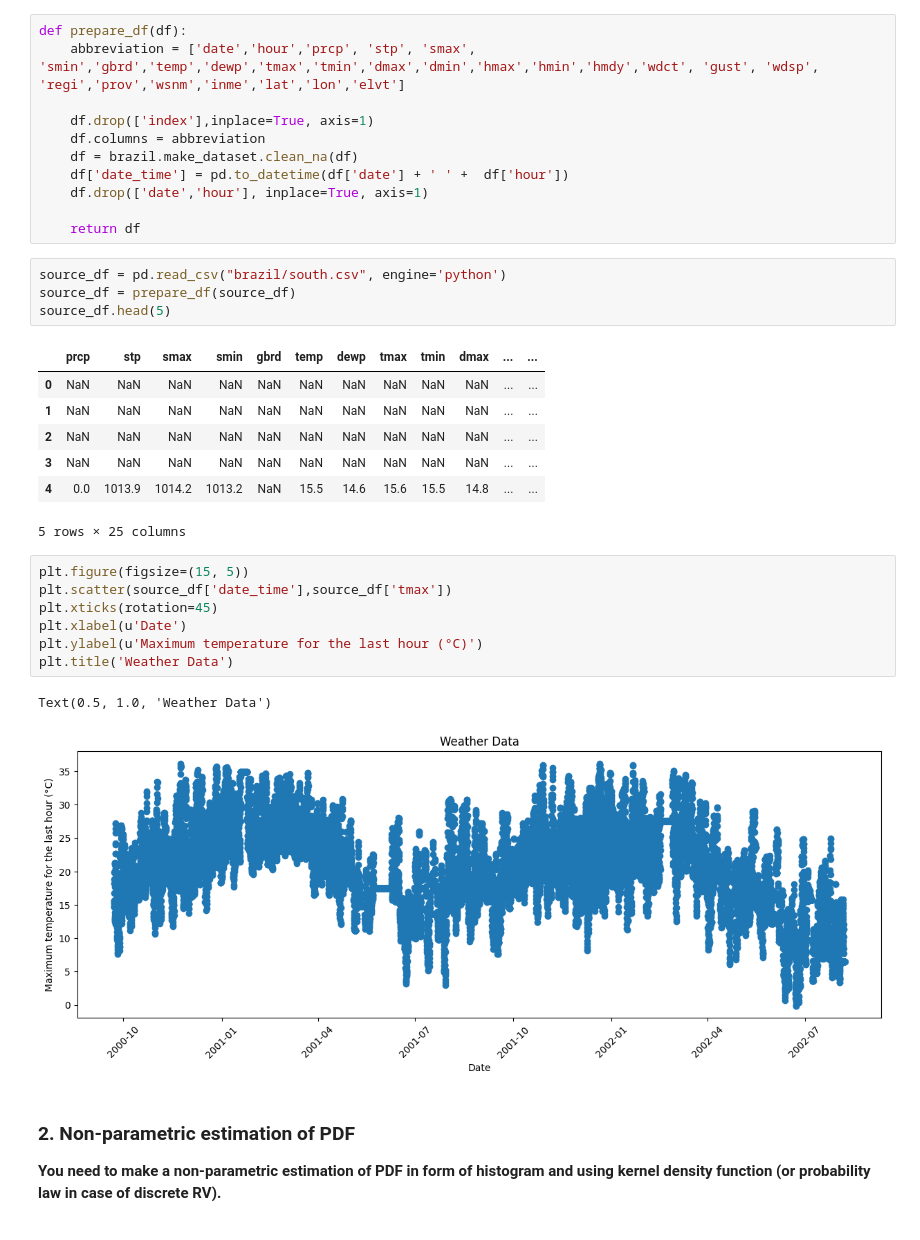
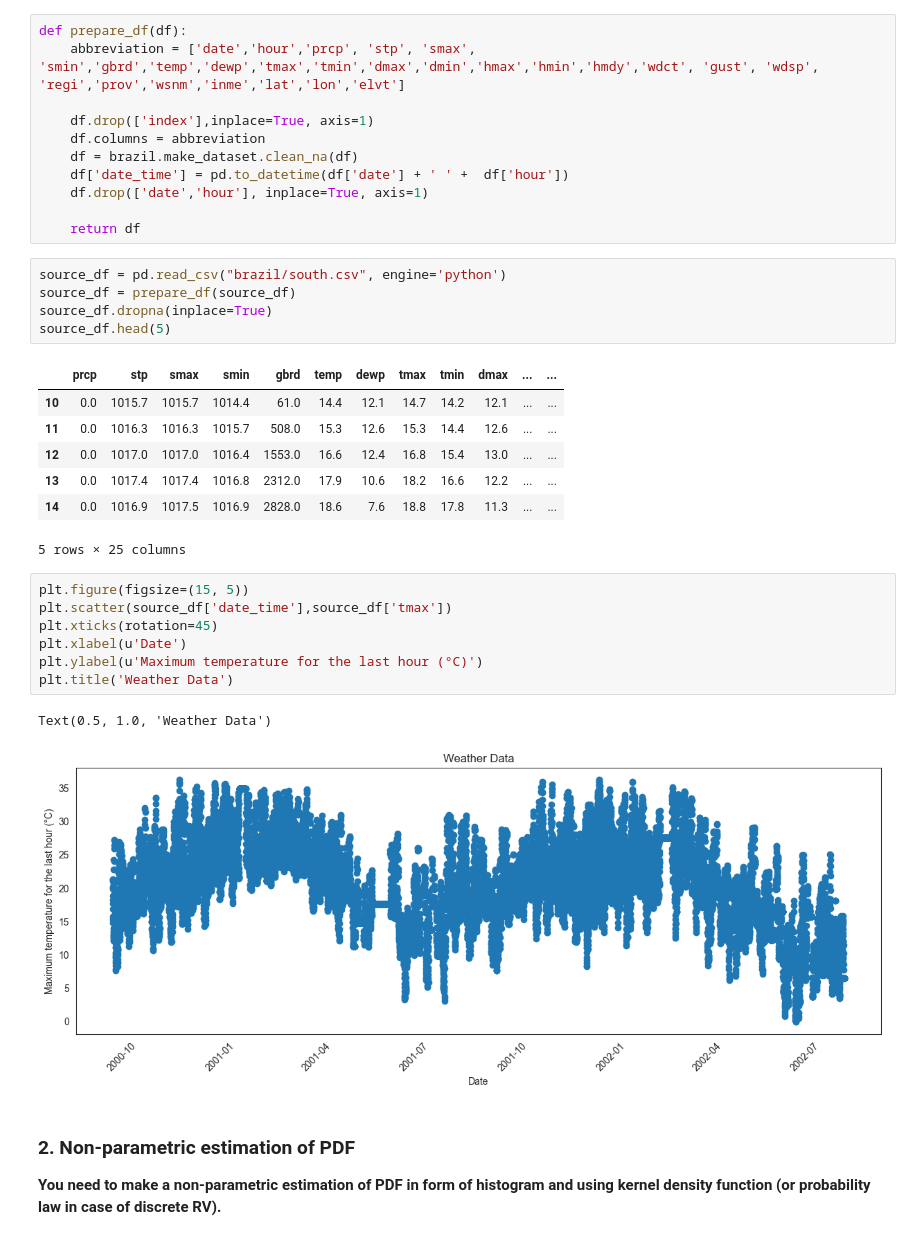
Before and after one commit to ellkrauze/methodsmodels2022, a Jupyter notebook: lab1/analysis.ipynb, the cells around one changed output. Drawn from its saved outputs; the diff is of its cells as text.

```diff
--- a/lab1/analysis.ipynb
+++ b/lab1/analysis.ipynb
@@ -60,14 +64,15 @@ def prepare_df(df):
 # %%
 source_df = pd.read_csv("brazil/south.csv", engine='python')
 source_df = prepare_df(source_df)
+source_df.dropna(inplace=True)
 source_df.head(5)
 # %% [output]
 |  | prcp | stp | smax | smin | gbrd | temp | dewp | tmax | tmin | dmax | ... | ... |
-| 0 | NaN | NaN | NaN | NaN | NaN | NaN | NaN | NaN | NaN | NaN | ... | ... |
-| 1 | NaN | NaN | NaN | NaN | NaN | NaN | NaN | NaN | NaN | NaN | ... | ... |
-| 2 | NaN | NaN | NaN | NaN | NaN | NaN | NaN | NaN | NaN | NaN | ... | ... |
-| 3 | NaN | NaN | NaN | NaN | NaN | NaN | NaN | NaN | NaN | NaN | ... | ... |
-| 4 | 0.0 | 1013.9 | 1014.2 | 1013.2 | NaN | 15.5 | 14.6 | 15.6 | 15.5 | 14.8 | ... | ... |
+| 10 | 0.0 | 1015.7 | 1015.7 | 1014.4 | 61.0 | 14.4 | 12.1 | 14.7 | 14.2 | 12.1 | ... | ... |
+| 11 | 0.0 | 1016.3 | 1016.3 | 1015.7 | 508.0 | 15.3 | 12.6 | 15.3 | 14.4 | 12.6 | ... | ... |
+| 12 | 0.0 | 1017.0 | 1017.0 | 1016.4 | 1553.0 | 16.6 | 12.4 | 16.8 | 15.4 | 13.0 | ... | ... |
+| 13 | 0.0 | 1017.4 | 1017.4 | 1016.8 | 2312.0 | 17.9 | 10.6 | 18.2 | 16.6 | 12.2 | ... | ... |
+| 14 | 0.0 | 1016.9 | 1017.5 | 1016.9 | 2828.0 | 18.6 | 7.6 | 18.8 | 17.8 | 11.3 | ... | ... |
 5 rows × 25 columns
 # %%
 plt.figure(figsize=(15, 5))
@@ -78,7 +83,7 @@ plt.ylabel(u'Maximum temperature for the last hour (°C)')
 plt.title('Weather Data')
 # %% [output]
 Text(0.5, 1.0, 'Weather Data')
-[figure, old version]
+[figure, new version]
 # %% [markdown]
 ### 2. Non-parametric estimation of PDF
 **You need to make a non-parametric estimation of PDF in form of histogram and using kernel density function (or probability law in case of discrete RV).**
```
Also changed, not shown: parts of 38 cells of this notebook.
